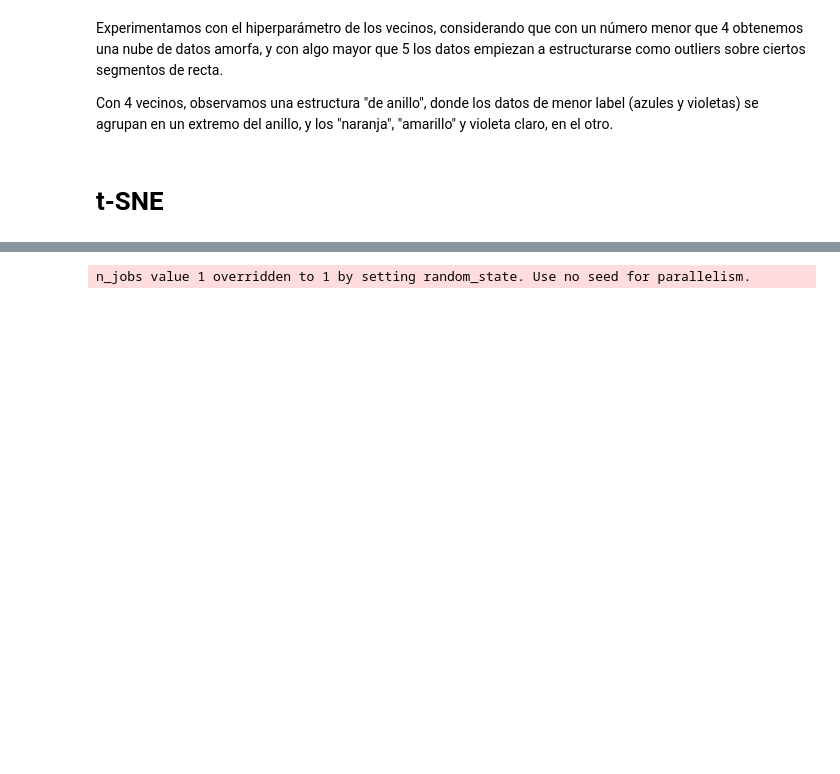
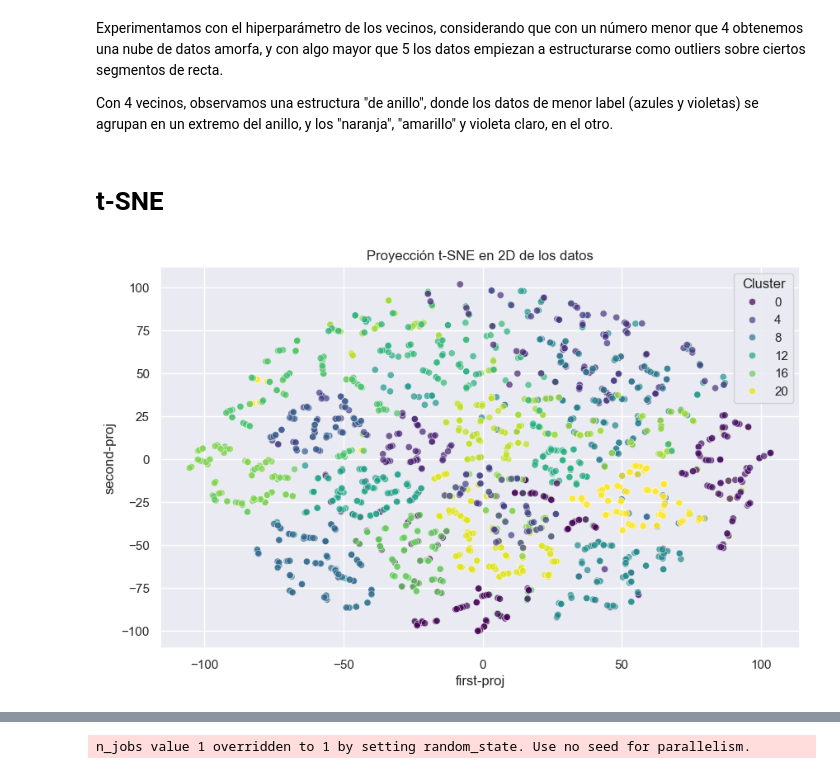
Before and after one commit to franciscodomingo/DataMining-Basics-2024, a Jupyter notebook: TP_1.ipynb, the cells around one changed output, grey strips where cells are left out. Cells and saved outputs as stored; diff of their text form; code cells hidden in the pictures; blank space fills up the shorter version.

```diff
--- a/TP_1.ipynb
+++ b/TP_1.ipynb
@@ -465,0 +454,22 @@ fig.show()
+# %%
+import matplotlib.pyplot as plt
+import seaborn as sns
+from sklearn.manifold import TSNE
+
+# Configurar el modelo t-SNE
+tsne = TSNE(n_components=2, random_state=0, perplexity=2)
+projections_tsne = tsne.fit_transform(df_std)
+
+# Crear un DataFrame con las proyecciones y las etiquetas
+projections_df = pd.DataFrame(projections_tsne, columns=['first-proj', 'second-proj'])
+projections_df['label'] = df['label']
+
+# Crear la gráfica de dispersión 2D
+plt.figure(figsize=(10, 6))
+sns.scatterplot(data=projections_df, x='first-proj', y='second-proj', hue='label', palette='viridis', alpha=0.7)
+plt.title('Proyección t-SNE en 2D de los datos')
+plt.legend(title='Cluster')
+
+plt.show()
+# %% [output]
+[figure, added]
```
Also changed, not shown: parts of 27 cells of this notebook.
